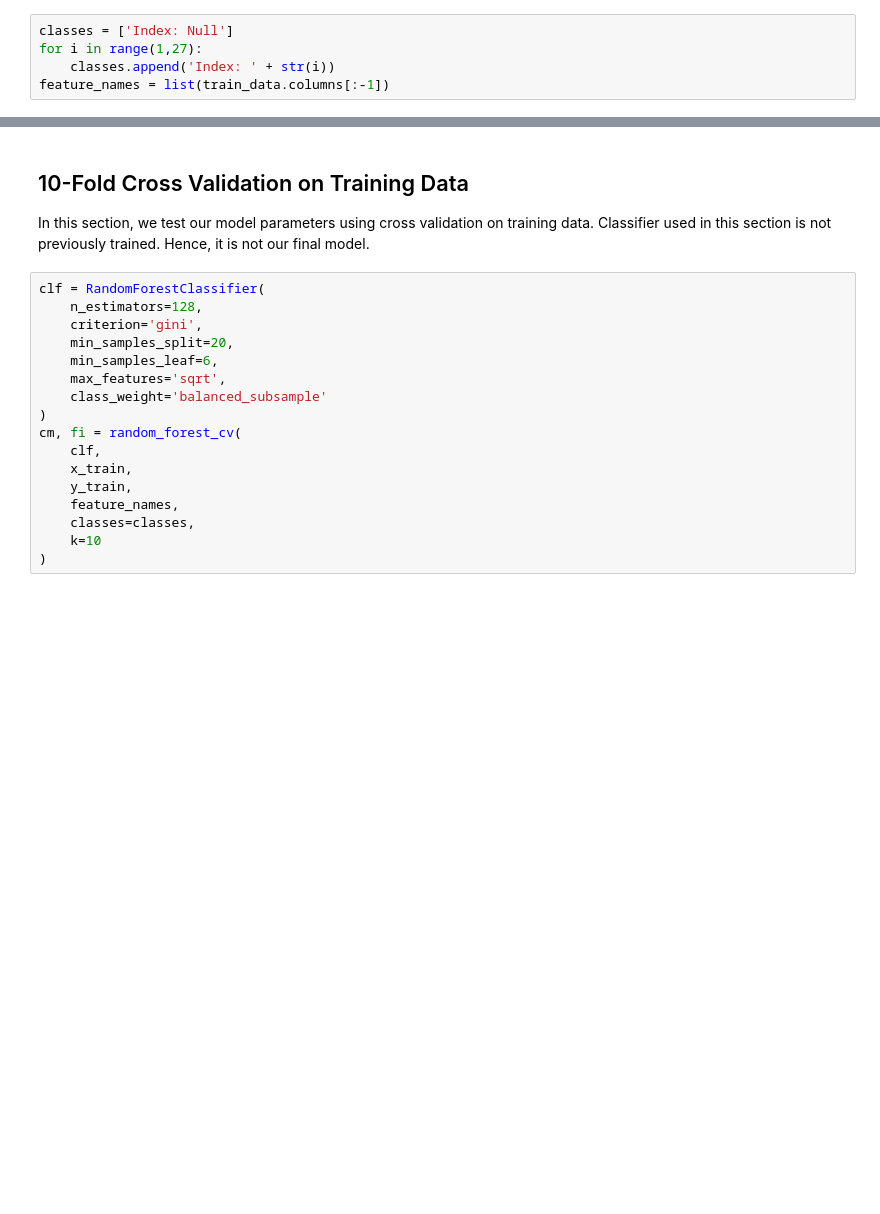
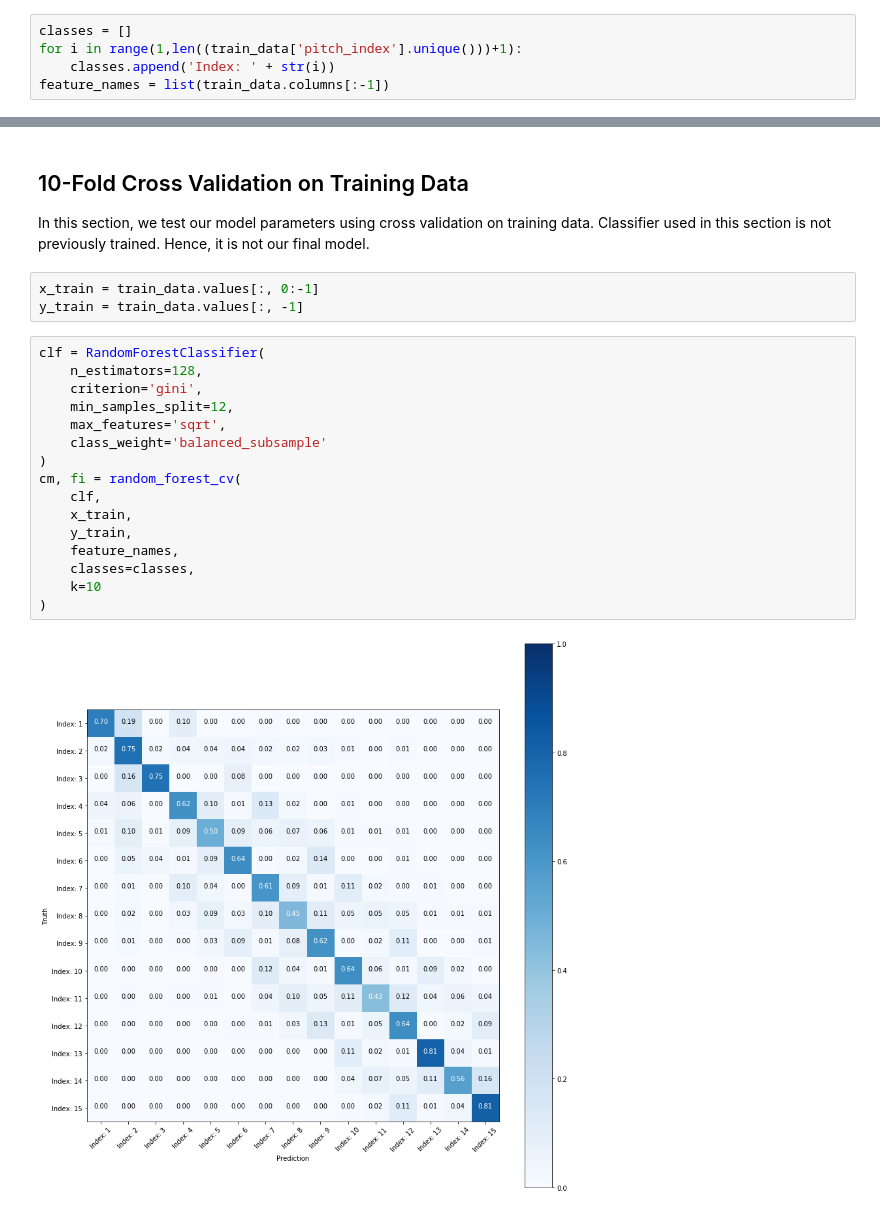
Before and after one commit to anaramirli/predict-soccer-ball-location, a Jupyter notebook: src/classifier-testing.ipynb, the cells around one changed output, grey strips where cells are left out. Saved outputs shown, nothing was run; the diff lists cells and outputs as text; blank space fills up the shorter version.

```diff
--- a/src/classifier-testing.ipynb
+++ b/src/classifier-testing.ipynb
@@ -38,8 +38,8 @@ train_data = pd.read_csv('../data/general/train/all_train.csv')
 # %% [markdown]
 ## Labale and Columns Names
 # %%
-classes = ['Index: Null']
-for i in range(1,27):
+classes = []
+for i in range(1,len((train_data['pitch_index'].unique()))+1):
     classes.append('Index: ' + str(i))
 feature_names = list(train_data.columns[:-1])
 # %% [markdown]
@@ -213,20 +195,24 @@ Pitch index counts
 # %% [markdown]
 ## 10-Fold Cross Validation on Training Data
 In this section, we test our model parameters using cross validation on training data. Classifier used in this section is not previously trained. Hence, it is not our final model.
+# %%
+x_train = train_data.values[:, 0:-1]
+y_train = train_data.values[:, -1]
 # %%
 clf = RandomForestClassifier(
     n_estimators=128,
     criterion='gini',
-    min_samples_split=20,
-    min_samples_leaf=6,
+    min_samples_split=12,
     max_features='sqrt',
     class_weight='balanced_subsample'
 )
 cm, fi = random_forest_cv(
     clf,
     x_train,
     y_train,
     feature_names,
     classes=classes,
     k=10
 )
+# %% [output]
+[figure, added]
```
Also changed, not shown: parts of 3 cells of this notebook, 3 other files.
